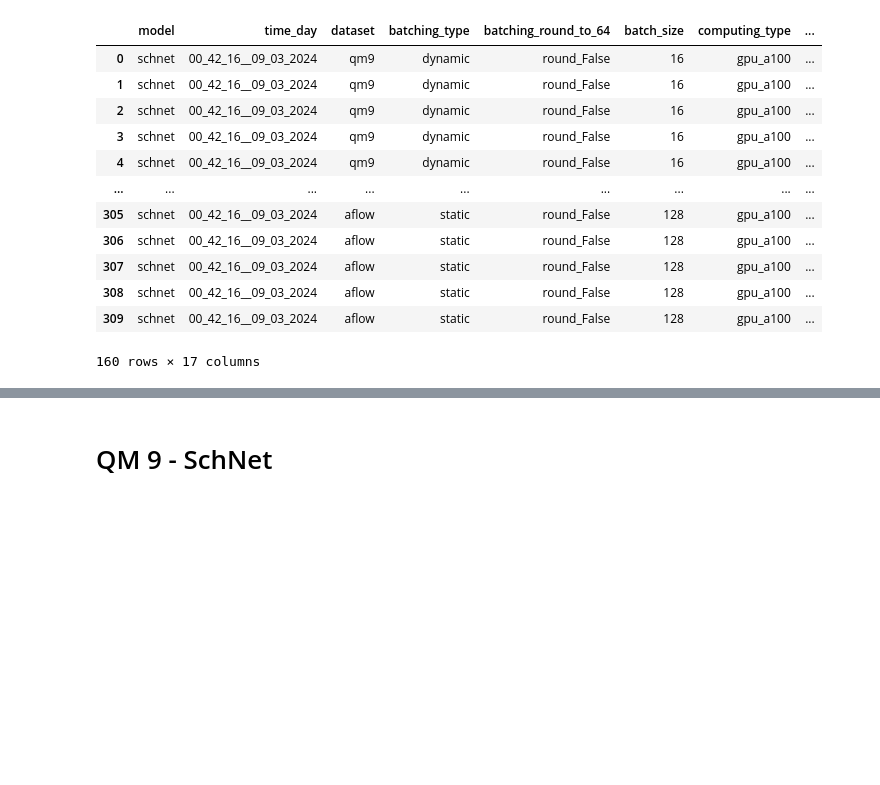
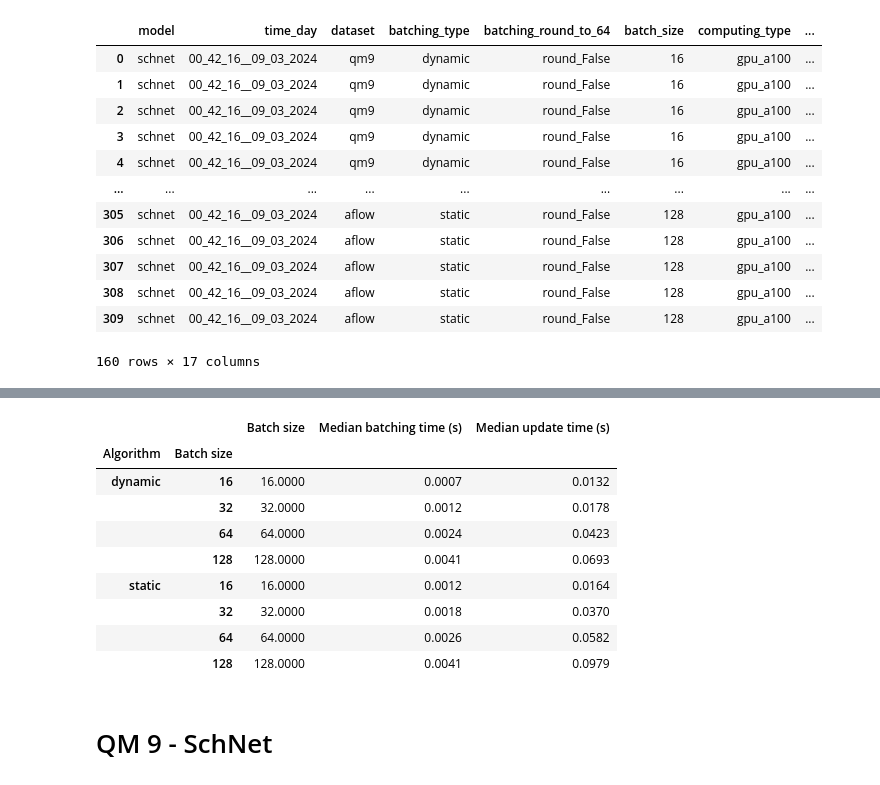
Before and after one commit to tisabe/jraph_MPEU, a Jupyter notebook: jupyter_notebooks/jraph profiling.ipynb, the cells around one changed output, grey strips where cells are left out. Drawn from its saved outputs; the diff is of its cells as text; code cells hidden in the pictures; blank space fills up the shorter version.

```diff
--- a/jupyter_notebooks/jraph profiling.ipynb
+++ b/jupyter_notebooks/jraph profiling.ipynb
@@ -105,3 +145,35 @@ cpu_profiling_df_grouped.std()
+# %%
+# qm9 CPU
+gpu_profiling_df = profiling_df[profiling_df['dataset'] == 'qm9']
+gpu_profiling_df = gpu_profiling_df[gpu_profiling_df['computing_type'] == 'cpu']
+
+# TODO, fix this so that we are using the averages over the ten iterations.
+gpu_profiling_df = gpu_profiling_df.rename(columns={
+    "batch_size": "Batch size", "batching_type": "Algorithm",
+    'step_100000_batching_time_median': 'Median batching time (s)',
+    'step_100000_update_time_median': 'Median update time (s)'})
+
+gpu_profiling_df_grouped = gpu_profiling_df.groupby(['Algorithm', 'Batch size'])
+list_of_cols_to_display = ['Batch size', 'Algorithm', 'Median batching time (s)', 'Median update time (s)']
+
+pd.options.display.float_format = "{:,.4f}".format
+
+gpu_profiling_df_grouped = gpu_profiling_df_grouped[list_of_cols_to_display]
+
+
+
+gpu_profiling_df_grouped.median()
+# %% [output]
+|  |  | Batch size | Median batching time (s) | Median update time (s) |
+| Algorithm | Batch size |  |  |  |
+| dynamic | 16 | 16.0000 | 0.0007 | 0.0132 |
+|  | 32 | 32.0000 | 0.0012 | 0.0178 |
+|  | 64 | 64.0000 | 0.0024 | 0.0423 |
+|  | 128 | 128.0000 | 0.0041 | 0.0693 |
+| static | 16 | 16.0000 | 0.0012 | 0.0164 |
+|  | 32 | 32.0000 | 0.0018 | 0.0370 |
+|  | 64 | 64.0000 | 0.0026 | 0.0582 |
+|  | 128 | 128.0000 | 0.0041 | 0.0979 |
 # %% [markdown]
 # QM 9 - SchNet
 # %%
```
Also changed, not shown: parts of 4 cells of this notebook, 1 other file.
